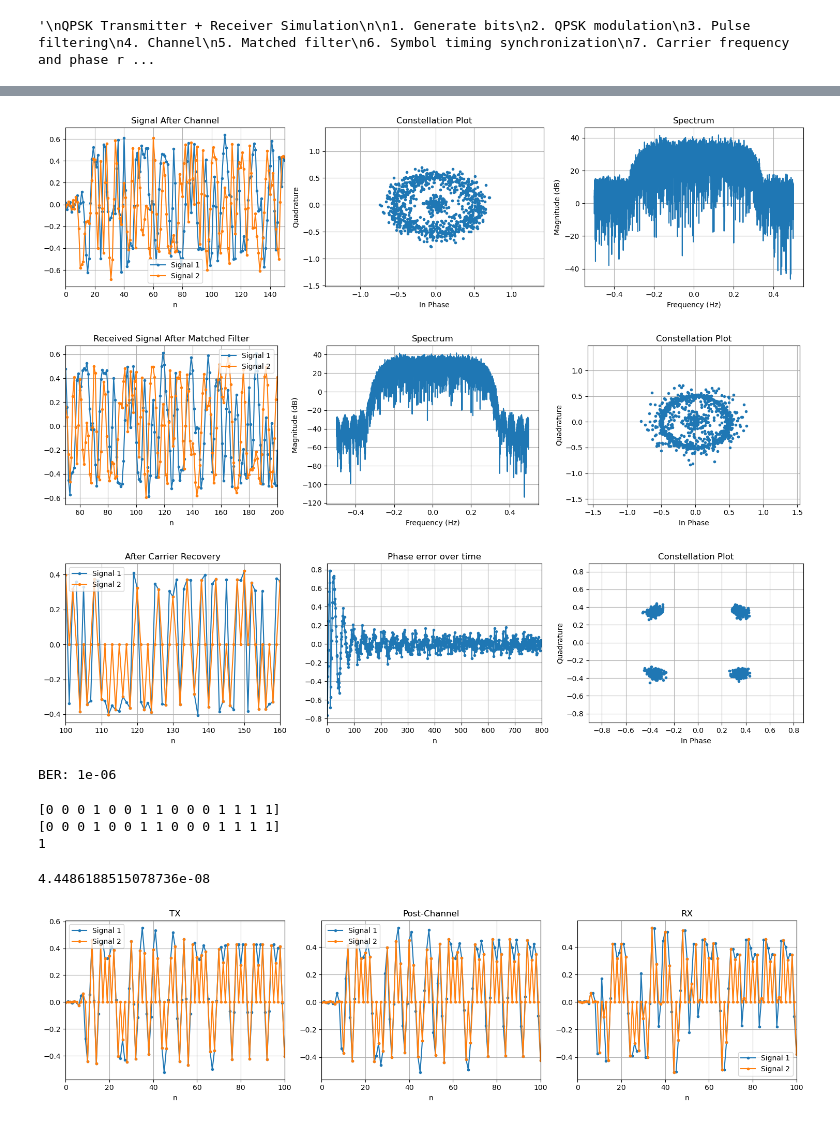
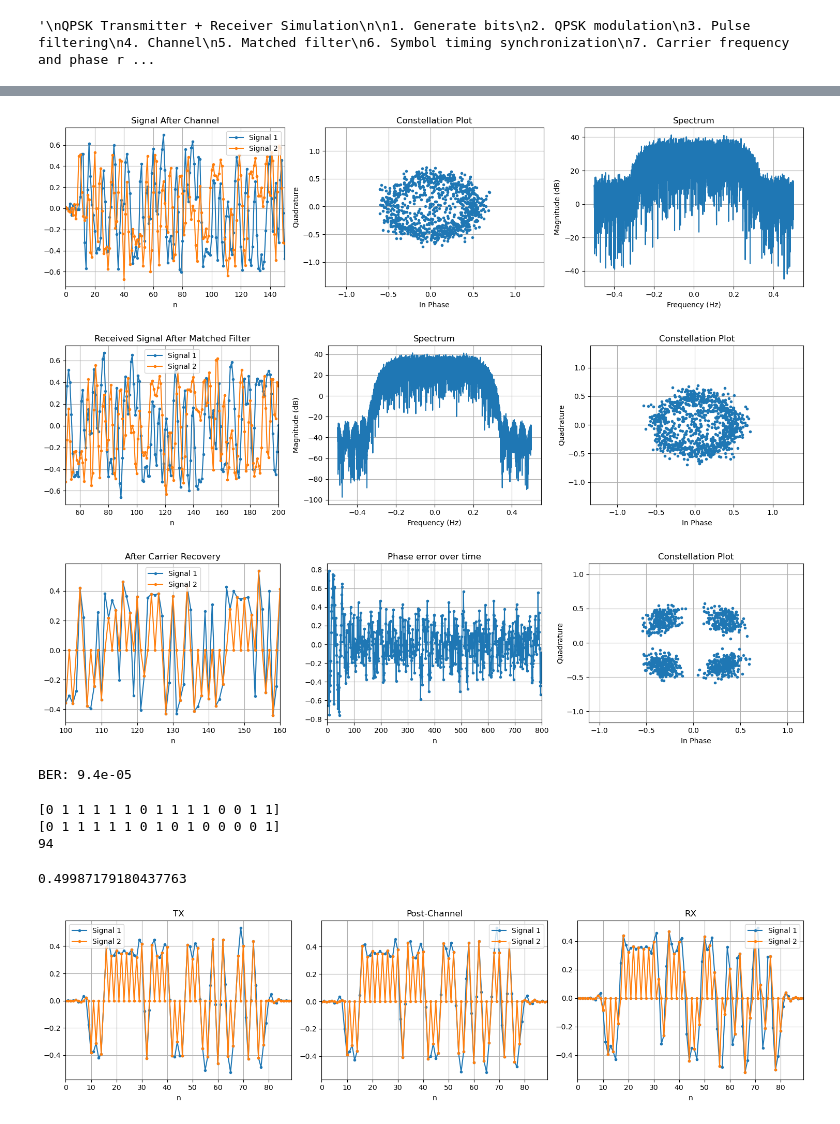
Before and after one commit to cddelong6626/sdr-notebooks, a Jupyter notebook: notebooks/qpsk_sim.ipynb, the cells around one changed output, grey strips where cells are left out. Drawn from its saved outputs; the diff is of its cells as text; code cells hidden in the pictures.

```diff
--- a/notebooks/qpsk_sim.ipynb
+++ b/notebooks/qpsk_sim.ipynb
@@ -108,10 +109,9 @@ sig_chan = apply_cfo(sig_tx, 0.01)
 # Apply CPO
 sig_chan = apply_cpo(sig_chan)
 
-# Apply symbol timing offset
-# mu = np.random.rand()
-mu = 0
-# sig_chan = apply_symbol_timing_offset(sig_chan, mu)
+# Apply STO
+mu = 0.3
+sig_chan = apply_sto(sig_chan, mu)
 
 # AWGN
 sig_rx = apply_awgn(sig_chan, SNR_DB)
@@ -124,7 +124,7 @@ plot_spectrum(sig_rx, n_samples=2**13, ax=axs[2])
 plt.tight_layout()
 plt.show()
 # %% [output]
-[figure, old version]
+[figure, new version]
 # %%
 ### Matched filter ###
 sig_matched = np.convolve(sig_rx, h_rrc)
@@ -139,7 +139,7 @@ plt.show()
 # Remove extra samples from convolutions
 sig_matched = sig_matched[N_RRC_TAPS-1 : (N_RRC_TAPS-1) * -1]
 # %% [output]
-[figure, old version]
+[figure, new version]
 # %%
 ### Symbol Synchronization ###
 
@@ -183,7 +183,7 @@ plot_constellation(sym_rot[1000:], n_samples=1000, ax=axs[2])
 plt.tight_layout()
 plt.show()
 # %% [output]
-[figure, old version]
+[figure, new version]
 # %%
 ### Demodulation ###
 
@@ -192,7 +192,7 @@ bits_rx = demodulate_qpsk(diff_decode_psk_symbols(optimum_decider_qpsk(sym_rot))
 
 print(f"BER: {np.mean(bits_tx != bits_rx)}")
 # %% [output]
-BER: 1e-06
+BER: 9.4e-05
 # %%
 print(bits_tx[0:15])
 print(bits_rx[0:15])
@@ -203,43 +203,43 @@ for i in range(len(bits_tx)):
 
 print(np.sum(bits_rx != bits_tx))
 # %% [output]
-[0 0 0 1 0 0 1 1 0 0 0 1 1 1 1]
-[0 0 0 1 0 0 1 1 0 0 0 1 1 1 1]
-1
+[0 1 1 1 1 1 0 1 1 1 1 0 0 1 1]
+[0 1 1 1 1 1 0 1 0 1 0 0 0 0 1]
+94
 # %%
 fig, axs = plt.subplots(1, 3, figsize=(15, 4))
 
 
 SPS = 2
 N_RRC_TAPS = SPS*10 + 1
 N_SAMPS = 70
 
 # TX
 h_rrc = rrc_coef(Ts=SPS, n_taps=N_RRC_TAPS)
 s = np.convolve(upsample(modulate_qpsk(np.random.randint(2, size=N_SAMPS)), SPS), h_rrc)
 samples = np.array([s[i]*(i % SPS == 0) for i in np.arange(s.size)], dtype=s.dtype)
 plot_signal(s, samples, title="TX", ax=axs[0])
 
 
 # Channel
-mu = 0.2
-s = apply_symbol_timing_offset(s, mu)
+mu = 0.1
+s = apply_sto(s, mu)
 
 samples = np.array([s[i]*(i % SPS == 0) for i in np.arange(s.size)], dtype=s.dtype)
 
 plot_signal(s, samples, title="Post-Channel", ax=axs[1])
 
 
 # RX
 # s = np.convolve(s, h_rrc)[20:-20]
 stc = SymbolTimingCorrector()
 s = stc.correct_batch(batch=s)
 samples = np.array([s[i]*(i % SPS == 0) for i in np.arange(s.size)], dtype=s.dtype)
 plot_signal(s, samples, title="RX", ax=axs[2])
 print(stc.mu)
 
 plt.tight_layout()
 plt.show()
 # %% [output]
-4.4486188515078736e-08
+0.49987179180437763
-[figure, old version]
+[figure, new version]
```
Also changed, not shown: parts of 8 cells of this notebook, 5 other files.
